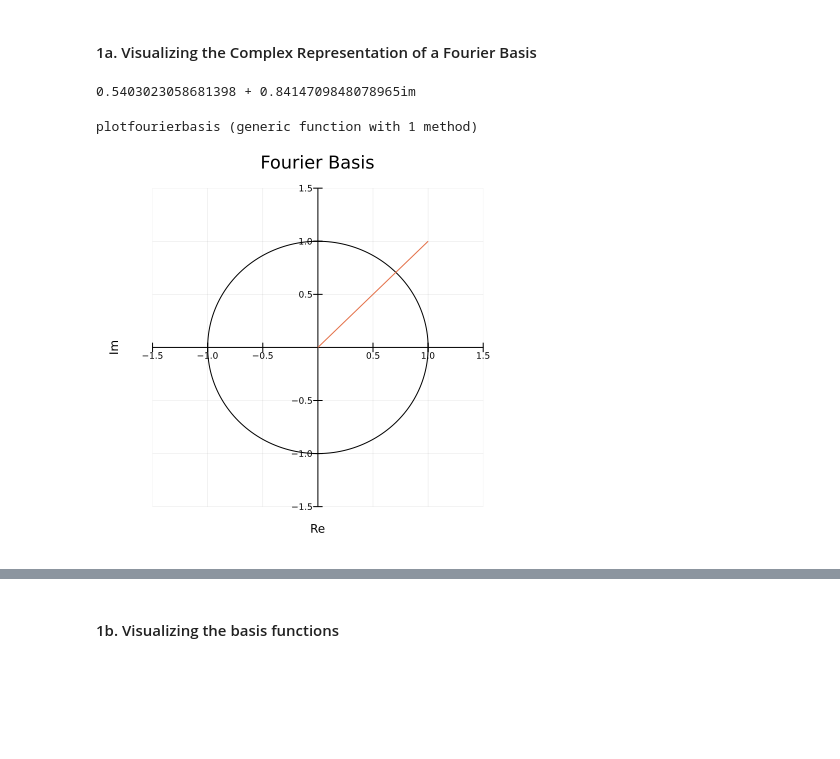
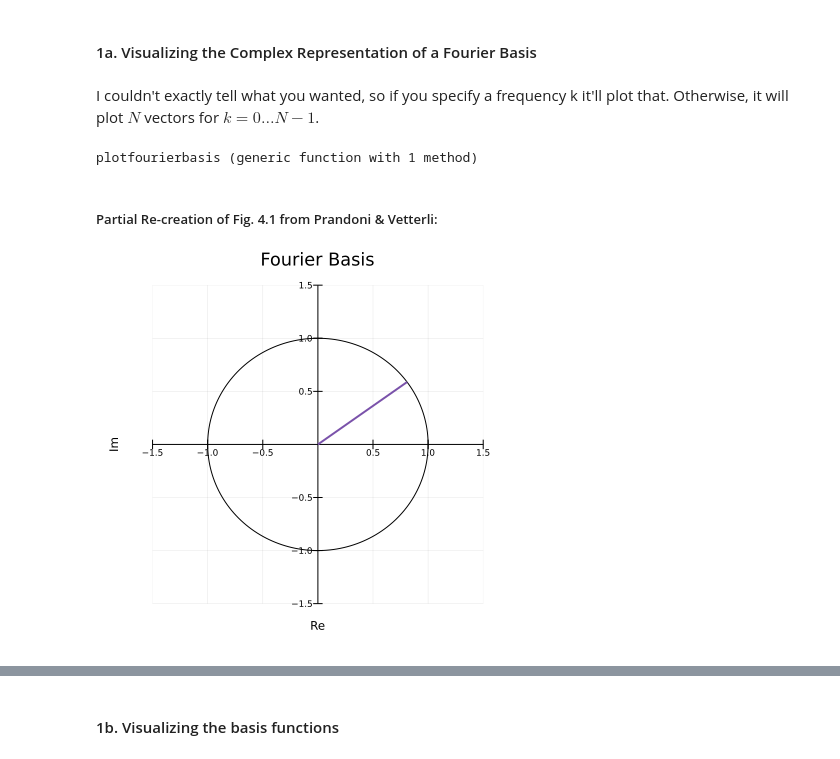
Before and after one commit to johnmays/CSDS_364_HW, a Jupyter notebook: A5/A5a/464-A5-jkm100.ipynb, the cells around one changed output, grey strips where cells are left out. Cells and saved outputs as stored; diff of their text form; code cells hidden in the pictures; blank space fills up the shorter version.

```diff
--- a/A5/A5a/464-A5-jkm100.ipynb
+++ b/A5/A5a/464-A5-jkm100.ipynb
@@ -20,12 +21,10 @@ include("464-A5-jkm100.jl")
 ### 1. Basis functions of the discrete Fourier transform
 # %% [markdown]
 #### 1a. Visualizing the Complex Representation of a Fourier Basis
-# %%
-exp(1*im)
-# %% [output]
-0.5403023058681398 + 0.8414709848078965im
+# %% [markdown]
+I couldn't exactly tell what you wanted, so if you specify a frequency k it'll plot that.  Otherwise, it will plot $N$ vectors for $k = 0 \dots N-1$.
 # %%
-function plotfourierbasis(k, N)
+function plotfourierbasis(N; k = nothing)
     # plotting the unit circle
     xₜ(t) = sin(t)
     yₜ(t) = cos(t)
@@ -35,16 +34,28 @@ function plotfourierbasis(k, N)
     titlefontsize = 12, xguidefontsize = 8, yguidefontsize = 8, tickfontsize = 6,
     xlim = (-1.5, 1.5), ylim = (-1.5, 1.5)
     )
-    # generating the basis values:
+    # plotting the vectors
+    if k isa Number
+        ω = (2*pi*k)/N
+        basis = exp(im*ω)
+        plot!([0,real(basis)], [0,imag(basis)], color = purples[5], lw=2)
+    else
+        basis = zeros(ComplexF64,N)
+        for k = 0:(N-1)
+            ω = (2*pi*k)/N
+            basis[k+1] = exp(im*ω)
+            plot!([0,real(basis[k+1])], [0,imag(basis[k+1])], color = purples[5], lw=1)
 
-    for n = 1:N
-
+        end
     end
-    # plot!([0,1], [0,1], color = purples[5])
+    # print(round.(basis, digits =3))
+    plot!()
 end
 # %% [output]
 plotfourierbasis (generic function with 1 method)
-# %%
-plotfourierbasis(1,2)
-# %% [output]
-[figure, removed]
+# %% [markdown]
+##### Partial Re-creation of Fig. 4.1 from Prandoni & Vetterli:
+# %%
+plotfourierbasis(100, k=10)
+# %% [output]
+[figure, added]
```
Also changed, not shown: parts of 33 cells of this notebook, 2 other files.
